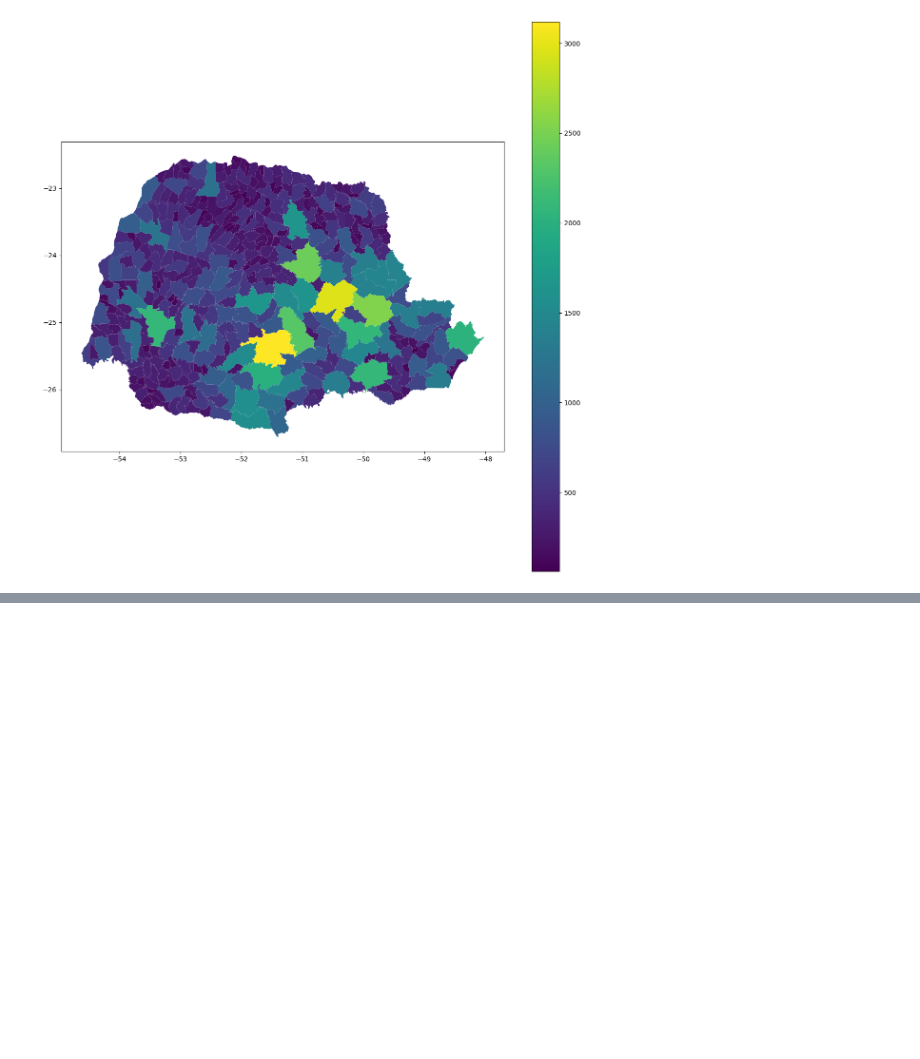
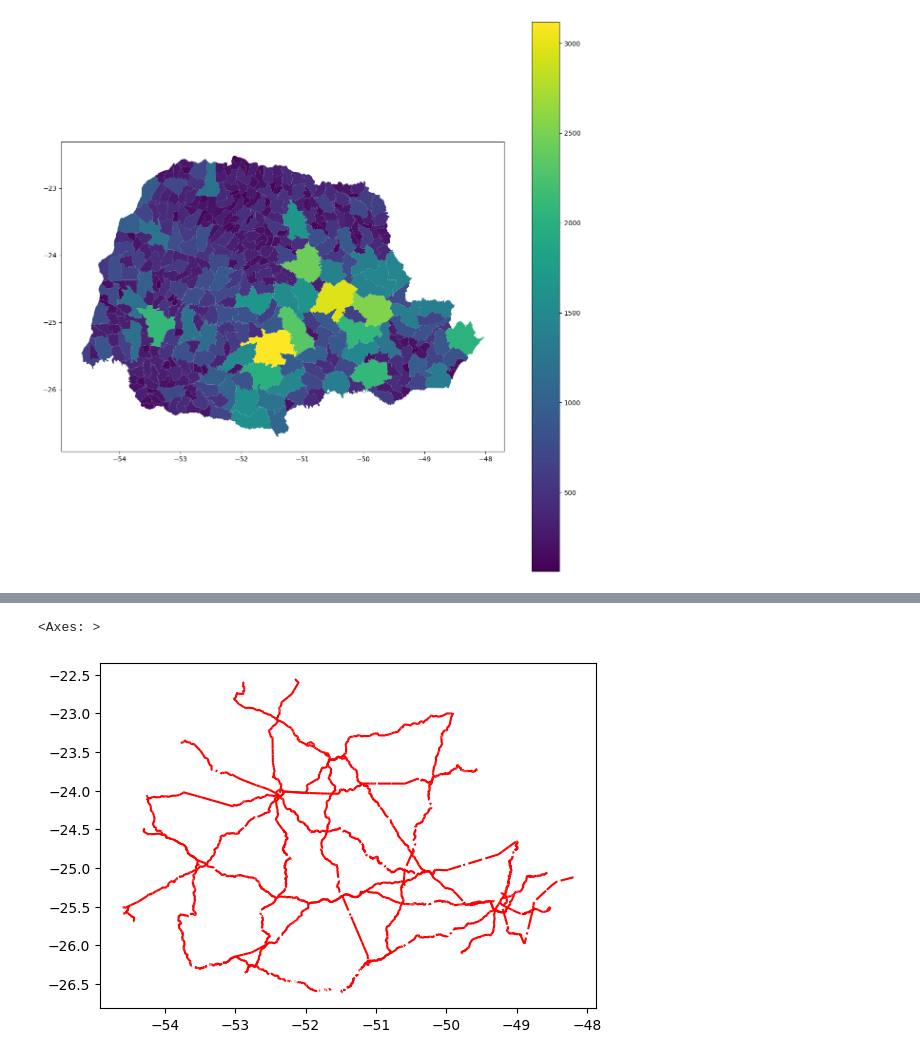
Before and after one commit to eduardobrivas/python_gis, a Jupyter notebook: python_gis/Plots_data.ipynb, the cells around one changed output, grey strips where cells are left out. Cells and saved outputs as stored; diff of their text form; code cells hidden in the pictures; blank space fills up the shorter version.

```diff
--- a/python_gis/Plots_data.ipynb
+++ b/python_gis/Plots_data.ipynb
@@ -112,0 +129,5 @@ municipio_filter.plot(ax = ax, column= 'area', legend = True,cax=cax)
+# %%
+gdf_roads.plot(color = 'Red',linestyle='dashdot')
+# %% [output]
+<Axes: >
+[figure, added]
```
Also changed, not shown: parts of 5 cells of this notebook.
